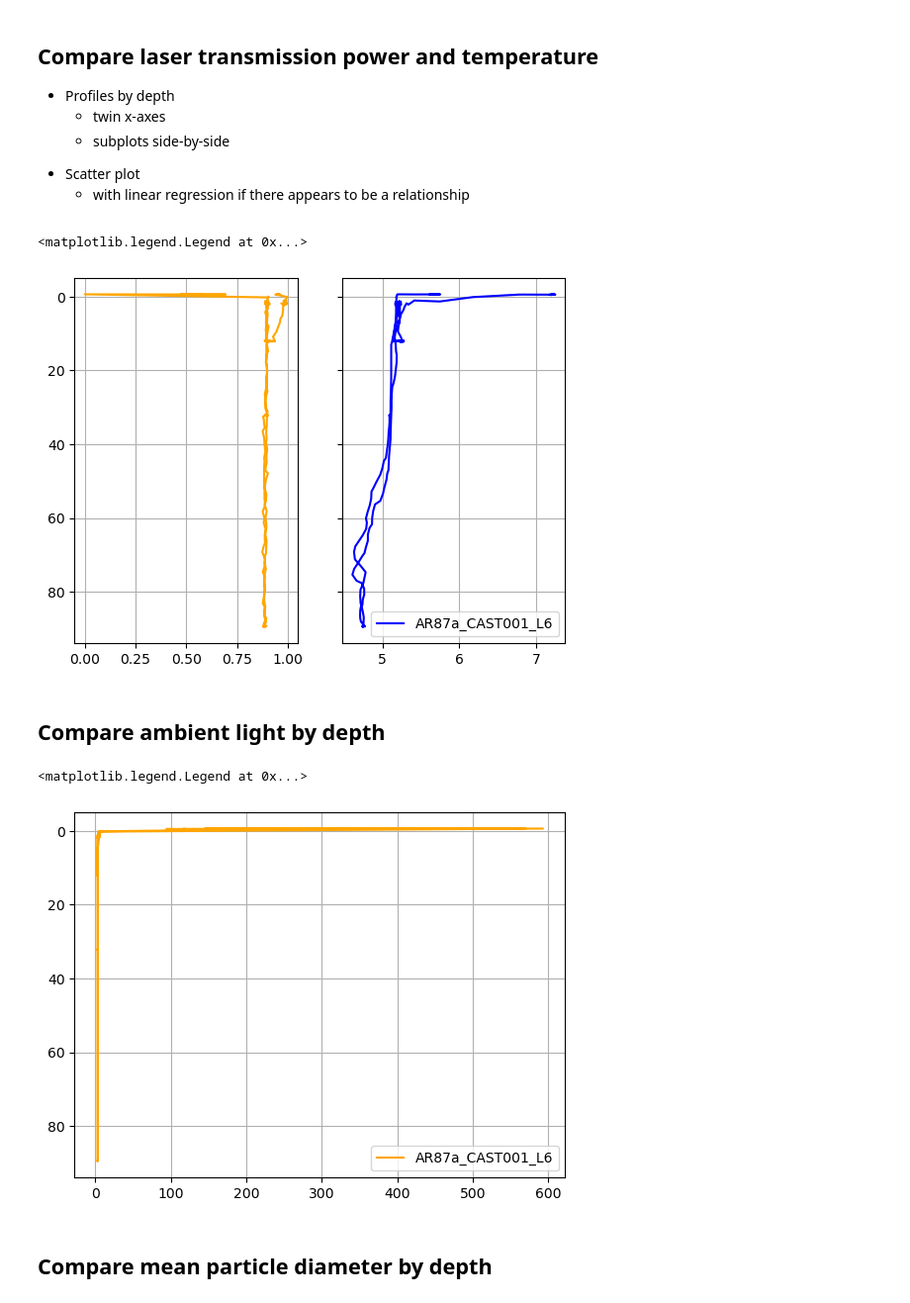
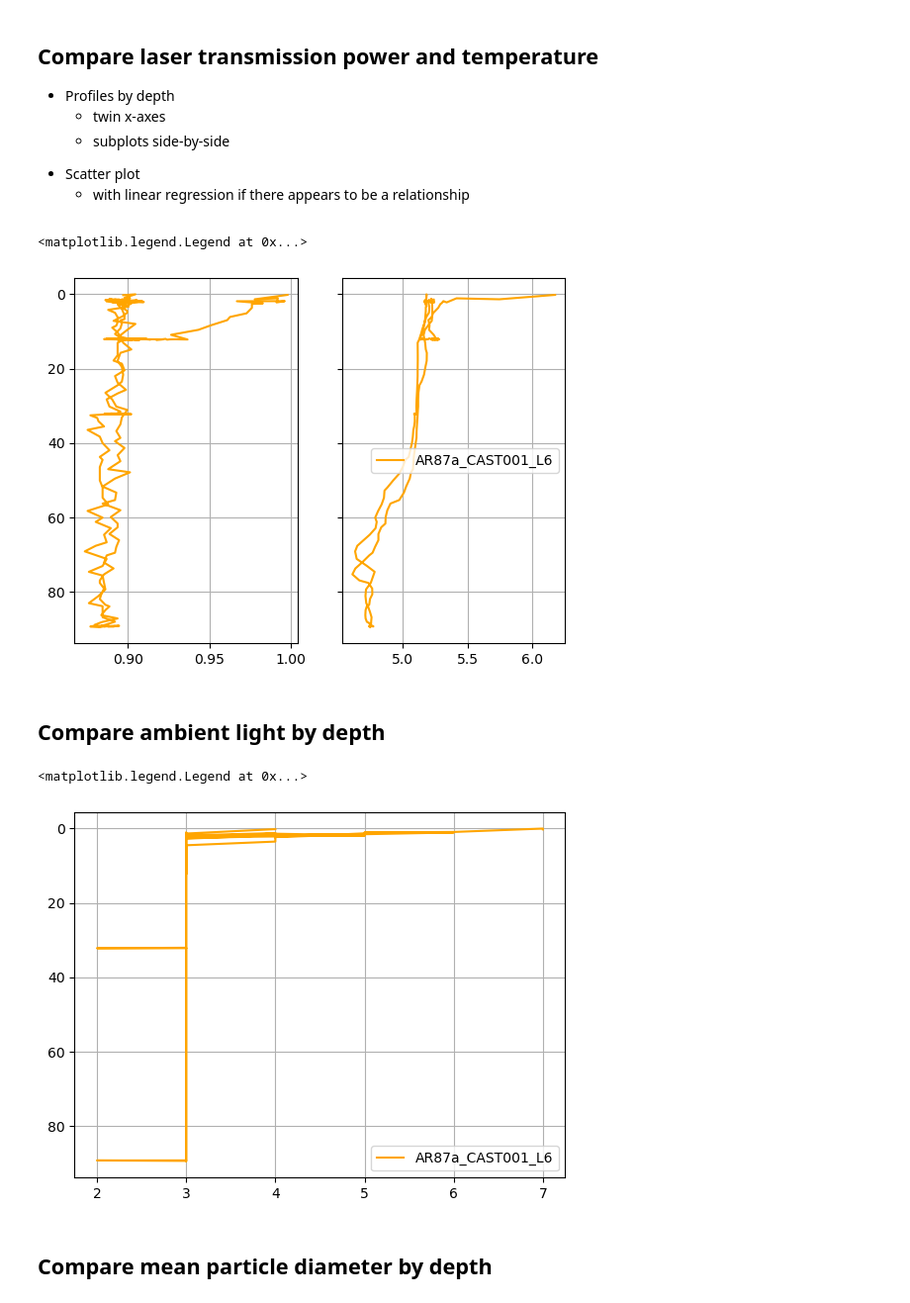
Before and after one commit to cooleyky/prtsz_deep_dive, a Jupyter notebook: pioneer21-lisst-characterization.ipynb, the cells around one changed output. Shown at 99% size. Drawn from its saved outputs; the diff is of its cells as text; code cells hidden in the pictures.

```diff
--- a/pioneer21-lisst-characterization.ipynb
+++ b/pioneer21-lisst-characterization.ipynb
@@ -117,6 +117,10 @@ def load_lisst(lisst_path, header):
         volumecon2D, pd.Index(bins, name="bin")
         )
     lisst_ds["volume_concentration_2D"] = lisst_ds["volume_concentration_2D"].assign_attrs(units="$\mu$L/L")
+
+    # Mask data where depth < 0
+    depth_mask = lisst_ds.time[lisst_ds.depth>=0].values
+    lisst_ds = lisst_ds.sel(time=depth_mask)
     return lisst_ds
 # %%
 # Use the readme file to get CSV file names for each cast
@@ -317,29 +338,46 @@ axs2[1].grid()
 # %%
 # Test plotting workflow to add cast data to existing axes
 fig, axs3 = plt.subplots(1, 2, sharey=True)
-axs3[0] = addprofile2axes(axs3[0], lisst_ds, "laser_transmission", "orange")
+color = "orange"
+
+# Load one dataset using RDA URL
+lisst_path = RDA_URL + value
+lisst_ds = load_lisst(lisst_path, csvhdr)
+# Add dataset attribute with cast name string
+lisst_ds = lisst_ds.assign_attrs(cast=key)
+# Add plot of parameters in ds to different axes
+axs3[0] = addprofile2axes(axs3[0], lisst_ds, "laser_transmission", color)
 plt.legend()
-axs3[1] = addprofile2axes(axs3[1], lisst_ds, "temperature", "blue")
+axs3[1] = addprofile2axes(axs3[1], lisst_ds, "temperature", color)
+
 axs3[0].invert_yaxis()
 axs3[0].grid()
 axs3[1].grid()
 plt.legend()
 # %% [output]
 <matplotlib.legend.Legend at 0x...>
-[figure, old version]
+[figure, new version]
 # %% [markdown]
 ## Compare ambient light by depth
 # %%
 # Test plotting workflow to add cast data to existing axes
 color = "orange"
 fig, ax1 = plt.subplots()
+
+# Load one dataset using RDA URL
+lisst_path = RDA_URL + value
+lisst_ds = load_lisst(lisst_path, csvhdr)
+# Add dataset attribute with cast name string
+lisst_ds = lisst_ds.assign_attrs(cast=key)
+# Add plot of a parameter in ds to axes
 ax1 = addprofile2axes(ax1, lisst_ds, "ambient_light", color)
+
 ax1.invert_yaxis()
 ax1.grid()
 plt.legend()
 # %% [output]
 <matplotlib.legend.Legend at 0x...>
-[figure, old version]
+[figure, new version]
 # %% [markdown]
 ## Compare mean particle diameter by depth
 # %%
```
Also changed, not shown: parts of 9 cells of this notebook.
